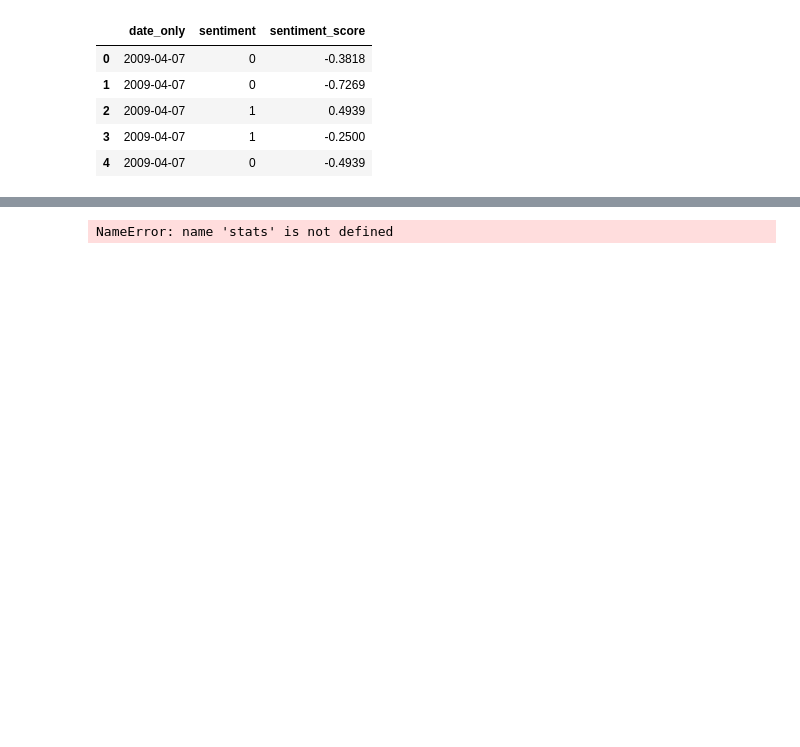
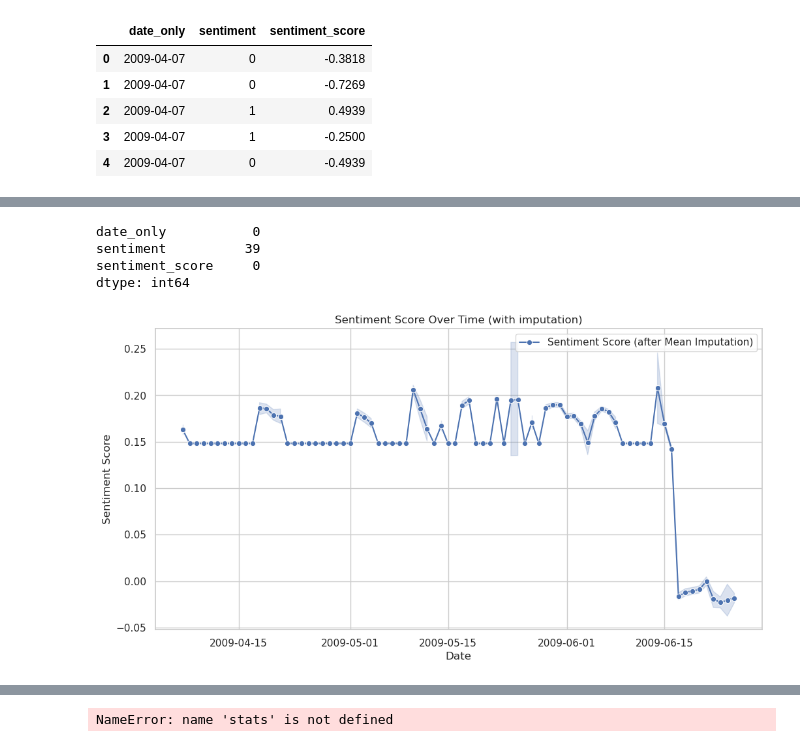
Before and after one commit to clarissa2020274/2020274_CA2, a Jupyter notebook: 2020274_MScDA_CA2_ClarissaCardoso.ipynb, the cells around one changed output, grey strips where cells are left out. Saved outputs shown, nothing was run; the diff lists cells and outputs as text; code cells hidden in the pictures; blank space fills up the shorter version.

```diff
--- a/2020274_CA2.ipynb
+++ b/2020274_MScDA_CA2_ClarissaCardoso.ipynb
@@ -1355,0 +1264,17 @@ plt.show()
+# %%
+# Step 1: Calculate average sentiment score for each day
+average_sentiment_per_day = new_df.groupby('date_only')['sentiment_score'].mean().reset_index()
+
+# Step 2: Create a DataFrame with the complete date range with daily freq='D'
+complete_date_range = pd.date_range(start=new_df['date_only'].min(), end=new_df['date_only'].max(), freq='D')
+complete_df = pd.DataFrame({'date_only': complete_date_range})
+
+# Step 3: Merge the original DataFrame with the complete DataFrame
+merged_df2 = pd.merge(complete_df, new_df, on='date_only', how='left')
+
+# Step 4: Fill in missing sentiment values with the corresponding daily average
+merged_df2['sentiment_score'] = merged_df2['sentiment_score'].fillna(new_df['sentiment_score'].mean())
+
+# Display the merged DataFrame
+print(merged_df2.head())
+print(merged_df2.info())
@@ -1355,0 +1299,25 @@ plt.show()
+# %%
+merged_df2.isnull().sum()
+# %% [output]
+date_only           0
+sentiment          39
+sentiment_score     0
+dtype: int64
+# %%
+import seaborn as sns
+
+# Set the style of seaborn
+sns.set(style="whitegrid")
+
+# Create a line plot using Seaborn
+plt.figure(figsize=(12, 6))
+sns.lineplot(x='date_only', y='sentiment_score', data=merged_df2, label='Sentiment Score (after Mean Imputation)', marker='o')
+
+# Customize plot
+plt.title('Sentiment Score Over Time (with imputation)')
+plt.xlabel('Date')
+plt.ylabel('Sentiment Score')
+plt.legend()
+plt.show()
+# %% [output]
+[figure, added]
```
Also changed, not shown: parts of 105 cells of this notebook, 2 other files.
